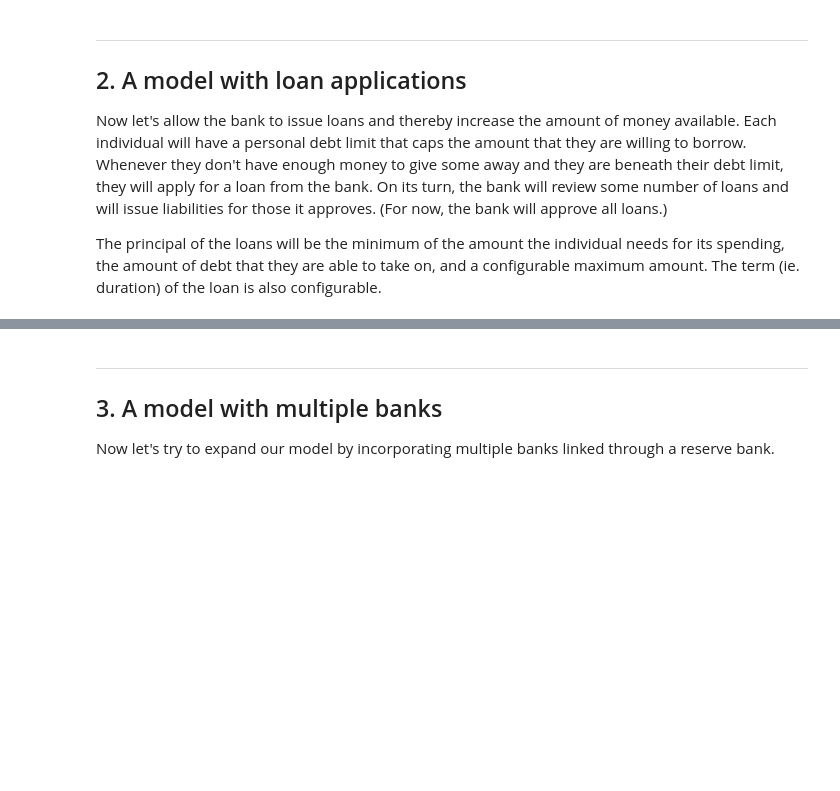
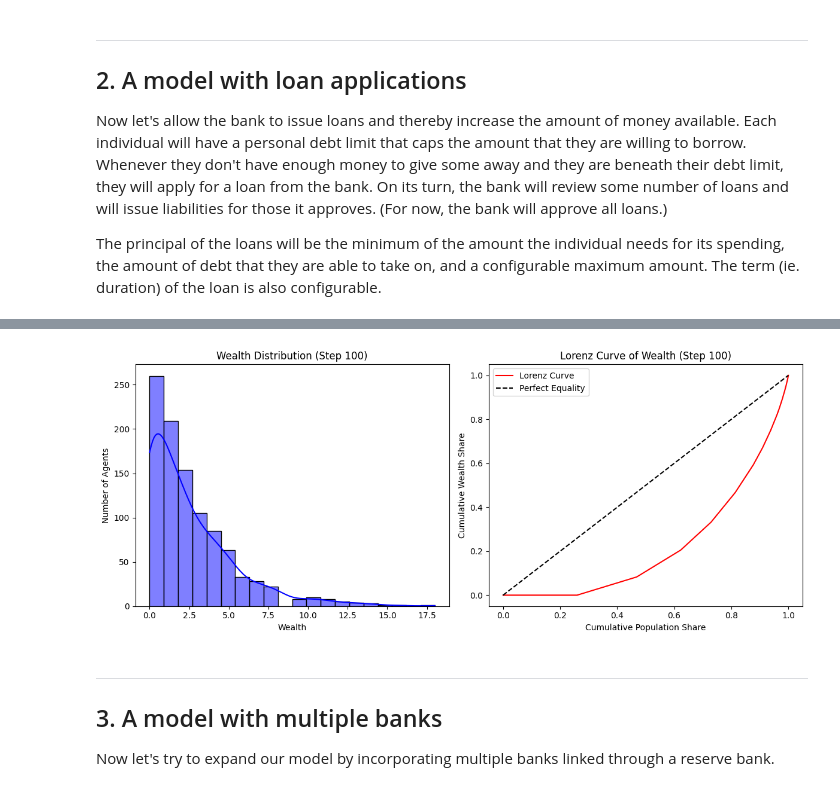
Before and after one commit to fillstaley/econolab, a Jupyter notebook: models/boltzmann-banking/boltzmann-banking.ipynb, the cells around one changed output, grey strips where cells are left out. Cells and saved outputs as stored; diff of their text form; code cells hidden in the pictures; blank space fills up the shorter version.

```diff
--- a/models/boltzmann-banking/boltzmann-banking.ipynb
+++ b/models/boltzmann-banking/boltzmann-banking.ipynb
@@ -142,3 +92,7 @@ plt.plot_money_supply(loans_model, period=1)
+# %%
+plot.individual_wealth_distribution(loans_model)
+# %% [output]
+[figure, added]
 # %% [markdown]
 
 ---
```
Also changed, not shown: parts of 13 cells of this notebook, 6 other files.
